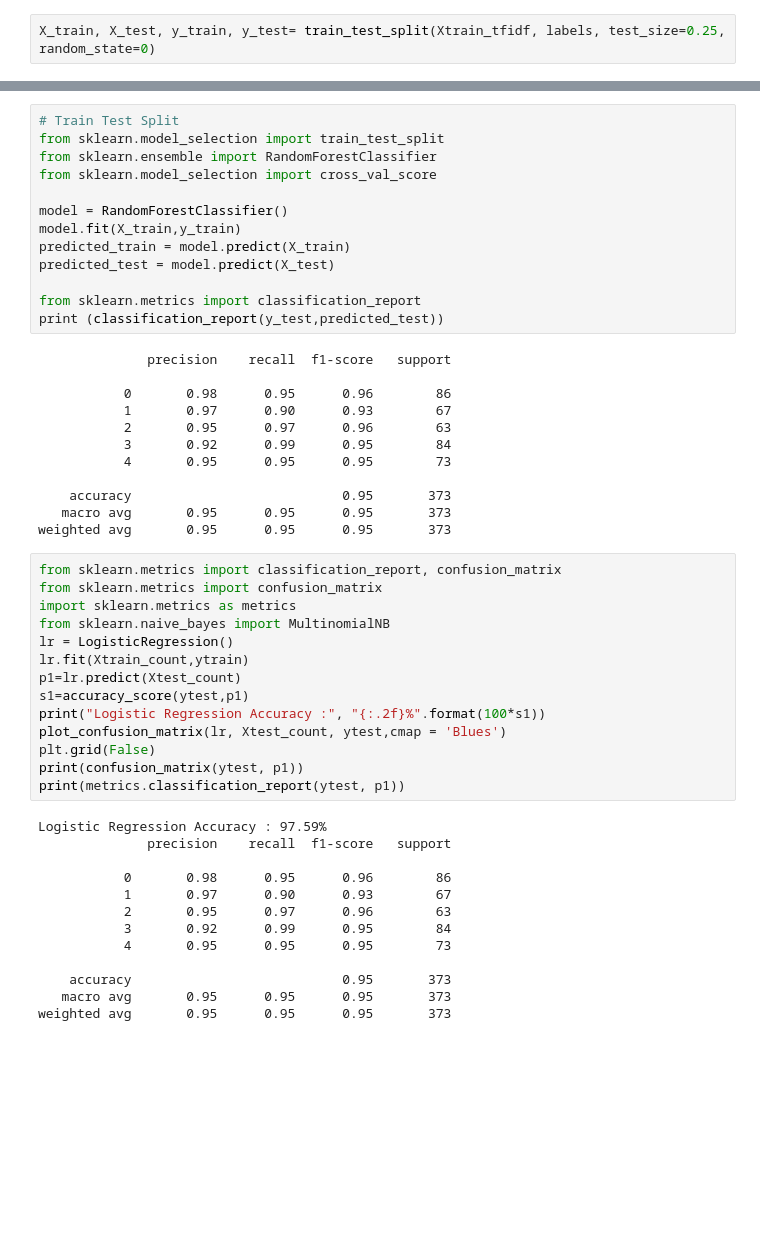
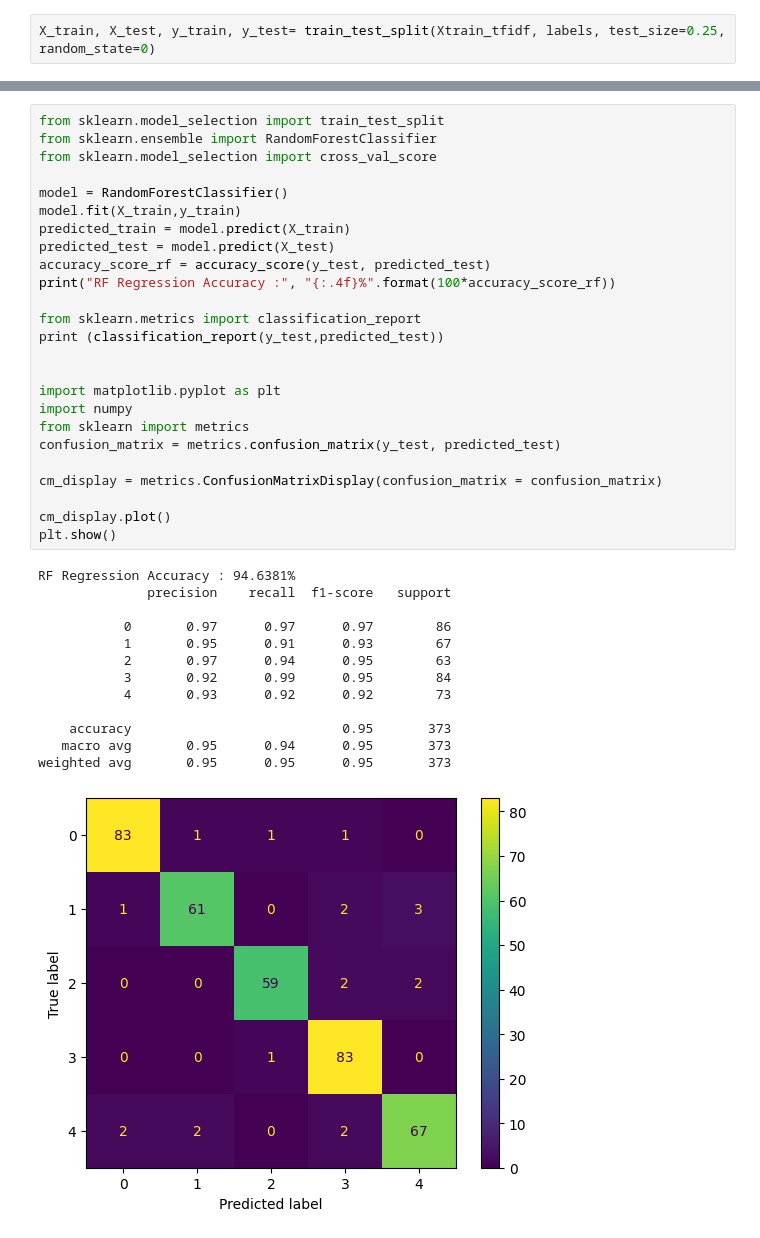
Before and after one commit to Ryzxxl/bcc-news-classification, a Jupyter notebook: train_without_preprocessing.ipynb, the cells around one changed output, grey strips where cells are left out. Saved outputs shown, nothing was run; the diff lists cells and outputs as text; blank space fills up the shorter version.

Commit message:
train updatedd

```diff
--- a/train_without_preprocessing.ipynb
+++ b/train_without_preprocessing.ipynb
@@ -361,54 +265,41 @@ Logistic Regression Accuracy : 97.59%
 weighted avg       0.98      0.98      0.98       373
 [figure]
 # %%
-# Train Test Split
 from sklearn.model_selection import train_test_split
 from sklearn.ensemble import RandomForestClassifier
 from sklearn.model_selection import cross_val_score
 
 model = RandomForestClassifier()
 model.fit(X_train,y_train)
 predicted_train = model.predict(X_train)
 predicted_test = model.predict(X_test)
+accuracy_score_rf = accuracy_score(y_test, predicted_test)
+print("RF Regression Accuracy :", "{:.4f}%".format(100*accuracy_score_rf))
 
 from sklearn.metrics import classification_report
 print (classification_report(y_test,predicted_test))
+
+
+import matplotlib.pyplot as plt
+import numpy
+from sklearn import metrics
+confusion_matrix = metrics.confusion_matrix(y_test, predicted_test)
+
+cm_display = metrics.ConfusionMatrixDisplay(confusion_matrix = confusion_matrix)
+
+cm_display.plot()
+plt.show()
 # %% [output]
+RF Regression Accuracy : 94.6381%
               precision    recall  f1-score   support
 
-           0       0.98      0.95      0.96        86
-           1       0.97      0.90      0.93        67
-           2       0.95      0.97      0.96        63
+           0       0.97      0.97      0.97        86
+           1       0.95      0.91      0.93        67
+           2       0.97      0.94      0.95        63
            3       0.92      0.99      0.95        84
-           4       0.95      0.95      0.95        73
+           4       0.93      0.92      0.92        73
 
     accuracy                           0.95       373
-   macro avg       0.95      0.95      0.95       373
+   macro avg       0.95      0.94      0.95       373
 weighted avg       0.95      0.95      0.95       373
+[figure, added]
-# %%
-from sklearn.metrics import classification_report, confusion_matrix
-from sklearn.metrics import confusion_matrix
-import sklearn.metrics as metrics
-from sklearn.naive_bayes import MultinomialNB
-lr = LogisticRegression()
-lr.fit(Xtrain_count,ytrain)
-p1=lr.predict(Xtest_count)
-s1=accuracy_score(ytest,p1)
-print("Logistic Regression Accuracy :", "{:.2f}%".format(100*s1))
-plot_confusion_matrix(lr, Xtest_count, ytest,cmap = 'Blues')
-plt.grid(False)
-print(confusion_matrix(ytest, p1))
-print(metrics.classification_report(ytest, p1))
-# %% [output]
-Logistic Regression Accuracy : 97.59%
-              precision    recall  f1-score   support
-
-           0       0.98      0.95      0.96        86
-           1       0.97      0.90      0.93        67
-           2       0.95      0.97      0.96        63
-           3       0.92      0.99      0.95        84
-           4       0.95      0.95      0.95        73
-
-    accuracy                           0.95       373
-   macro avg       0.95      0.95      0.95       373
-weighted avg       0.95      0.95      0.95       373
```
Also changed, not shown: parts of 15 cells of this notebook.
